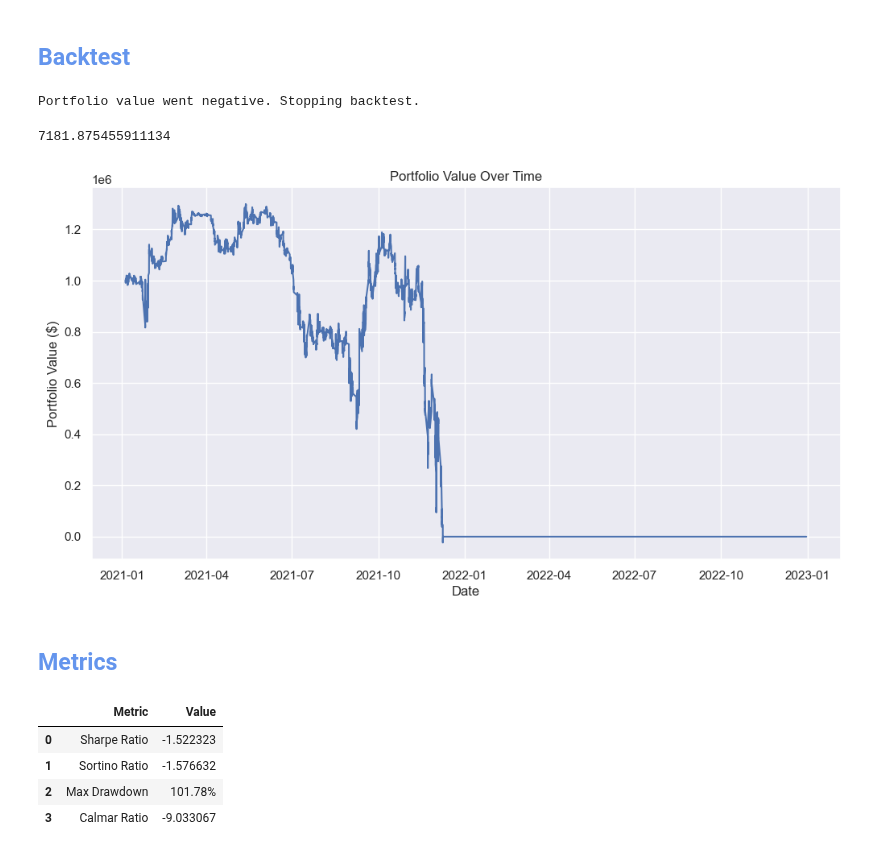
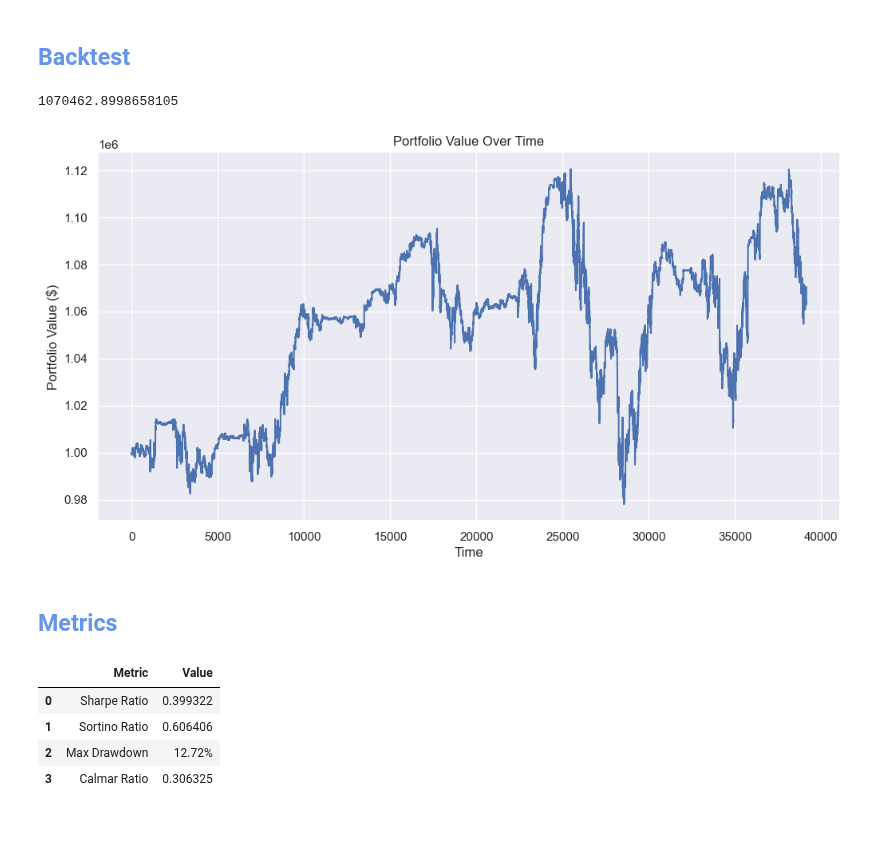
Before and after one commit to LuisMB09/Trading, a Jupyter notebook: trash.ipynb, the cells around one changed output. Cells and saved outputs as stored; diff of their text form; code cells hidden in the pictures; blank space fills up the shorter version.

Commit message:
adjusting data

```diff
--- a/trash.ipynb
+++ b/trash.ipynb
@@ -132,9 +162,9 @@ bars_per_year = 252 * 6.5 * 60 / 5  # 252 trading days, 6.5 hours per day, 5-min
 bar_borrow_rate = BORROW_RATE / bars_per_year
 
 # DOF
-STOP_LOSS: float = 0.1449606732271905
-TAKE_PROFIT: float = 0.07216372458077823
-N_SHARES: int = 478
+STOP_LOSS: float = 0.1
+TAKE_PROFIT: float = 0.1
+N_SHARES: int = 50
 # %% [markdown]
 ## <font color='cornflowerblue'> Backtest
 # %%
@@ -148,7 +178,7 @@ for i, row in data.iterrows():
     # Checkin nonnegative portfolio value
     if portfolio_value[-1] < 0:
         print("Portfolio value went negative. Stopping backtest.")
-        portfolio_value.extend([0] * (len(data)+1-len(portfolio_value)))
+        portfolio_value.extend([0] * (len(data)-len(portfolio_value)))
         break
 
     # -- LONG -- #
@@ -212,24 +242,19 @@ for position in active_short_positions:
 
 active_long_positions = []
 active_short_positions = []
-# %% [output]
-Portfolio value went negative. Stopping backtest.
 # %%
 capital
 # %% [output]
-7181.875455911134
+1070462.8998658105
 # %%
-df = pd.DataFrame({'Portfolio Value': portfolio_value[1:]},
-                  index=pd.to_datetime(data.Datetime))
-
 plt.figure(figsize=(12, 6))
-plt.plot(df.index, df['Portfolio Value'])
+plt.plot(portfolio_value)
 plt.title('Portfolio Value Over Time')
-plt.xlabel('Date')
+plt.xlabel('Time')
 plt.ylabel('Portfolio Value ($)')
 plt.show()
 # %% [output]
-[figure, old version]
+[figure, new version]
 # %% [markdown]
 ## <font color='cornflowerblue'> Metrics
 # %%
@@ -237,7 +262,7 @@ metrics = TradingMetrics(portfolio_value, time_frame=5)
 metrics.show_metrics()
 # %% [output]
 |  | Metric | Value |
-| 0 | Sharpe Ratio | -1.522323 |
-| 1 | Sortino Ratio | -1.576632 |
-| 2 | Max Drawdown | 101.78% |
-| 3 | Calmar Ratio | -9.033067 |
+| 0 | Sharpe Ratio | 0.399322 |
+| 1 | Sortino Ratio | 0.606406 |
+| 2 | Max Drawdown | 12.72% |
+| 3 | Calmar Ratio | 0.306325 |
```
Also changed, not shown: parts of 2 cells of this notebook, 1 other file.
